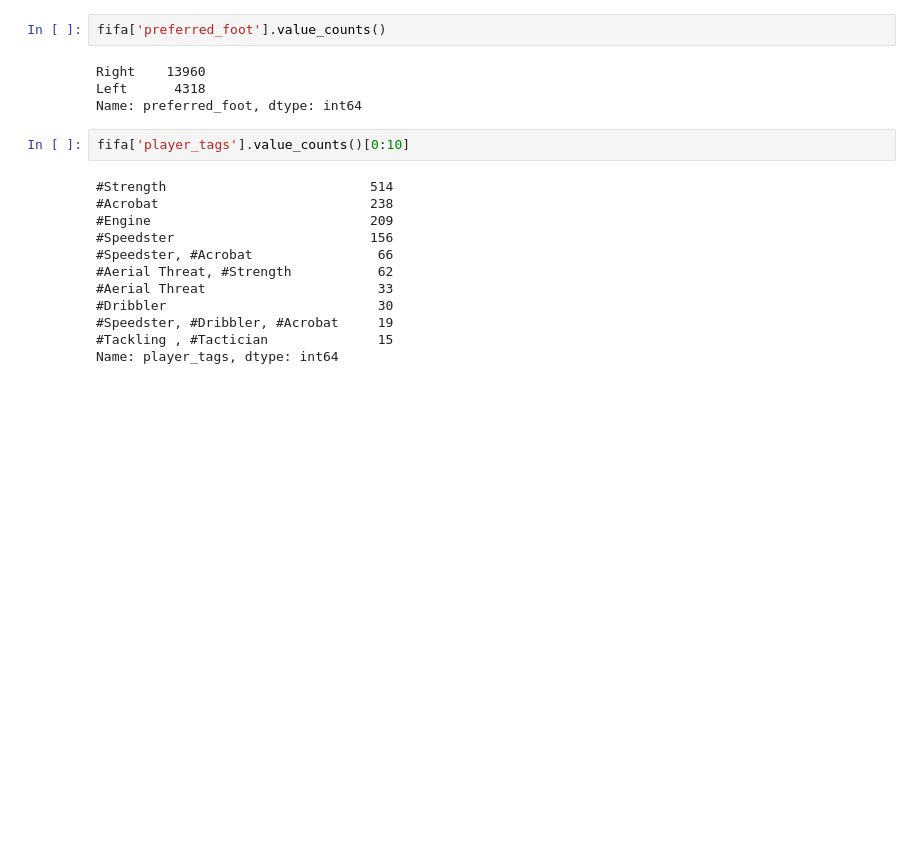
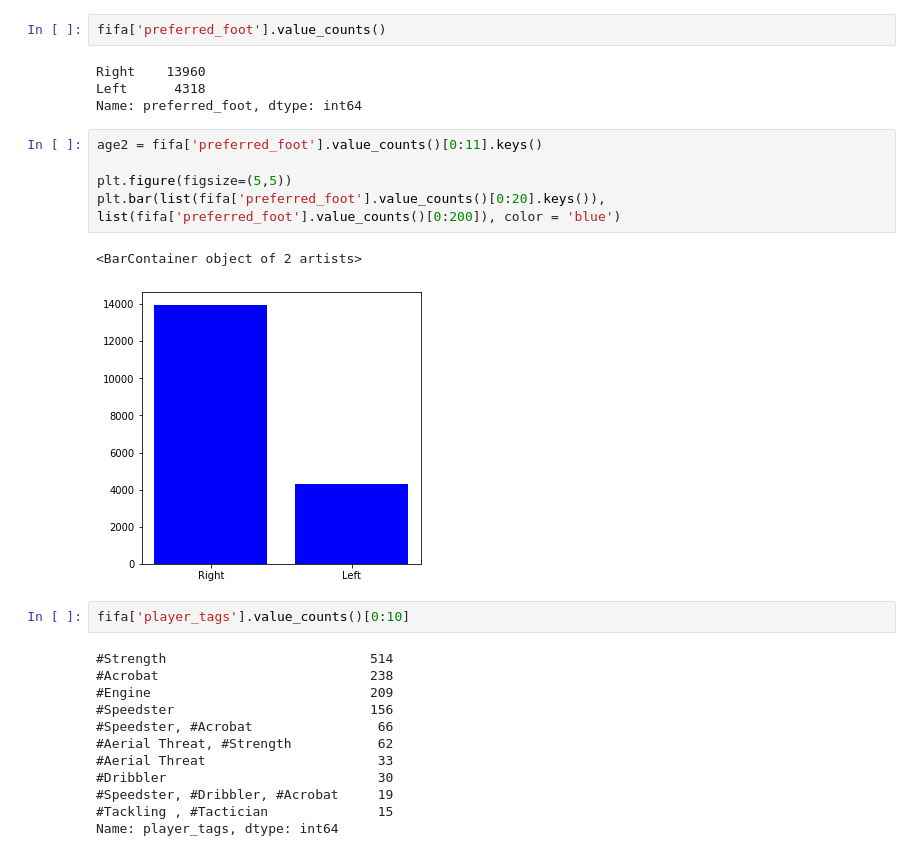
Before and after one commit to MadhurSinghBhadoriya/Data_Analysis_FIFA-Players, a Jupyter notebook: f1.ipynb, the cells around one changed output. Saved outputs shown, nothing was run; the diff lists cells and outputs as text; blank space fills up the shorter version.

```diff
--- a/f1.ipynb
+++ b/f1.ipynb
@@ -121,6 +123,14 @@ fifa['preferred_foot'].value_counts()
 Right    13960
 Left      4318
 Name: preferred_foot, dtype: int64
+# %%
+age2 = fifa['preferred_foot'].value_counts()[0:11].keys()
+
+plt.figure(figsize=(5,5))
+plt.bar(list(fifa['preferred_foot'].value_counts()[0:20].keys()), list(fifa['preferred_foot'].value_counts()[0:200]), color = 'blue')
+# %% [output]
+<BarContainer object of 2 artists>
+[figure, added]
 # %%
 fifa['player_tags'].value_counts()[0:10]
 # %% [output]
```
Also changed, not shown: parts of 3 cells of this notebook.
